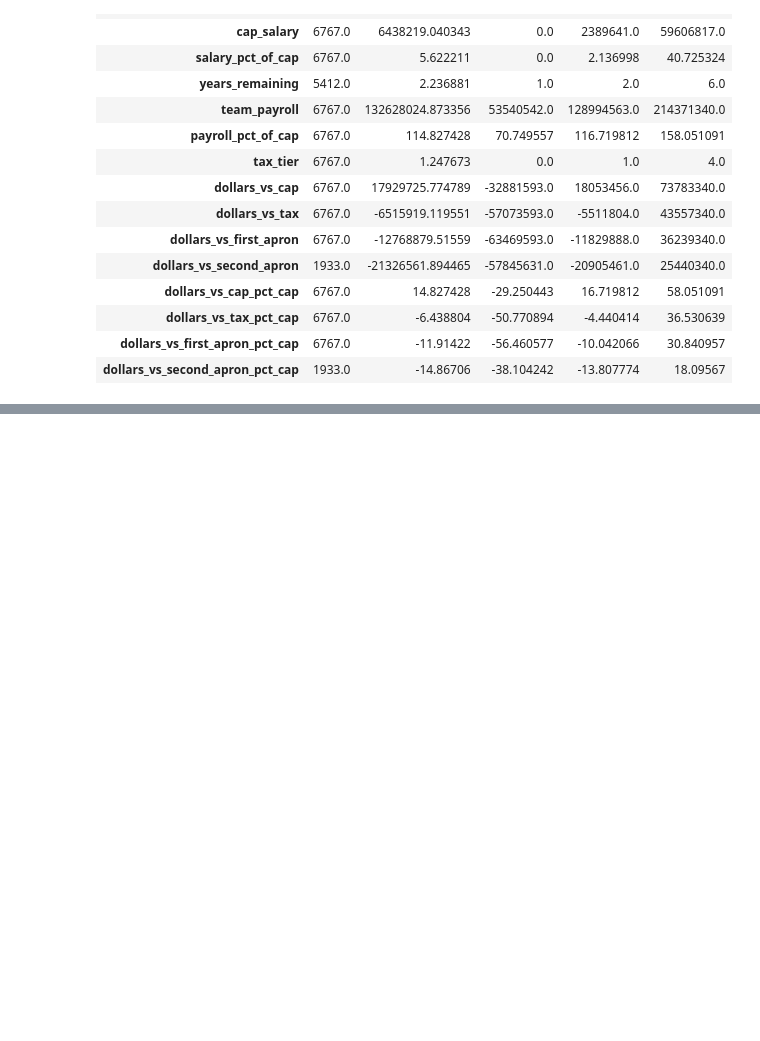
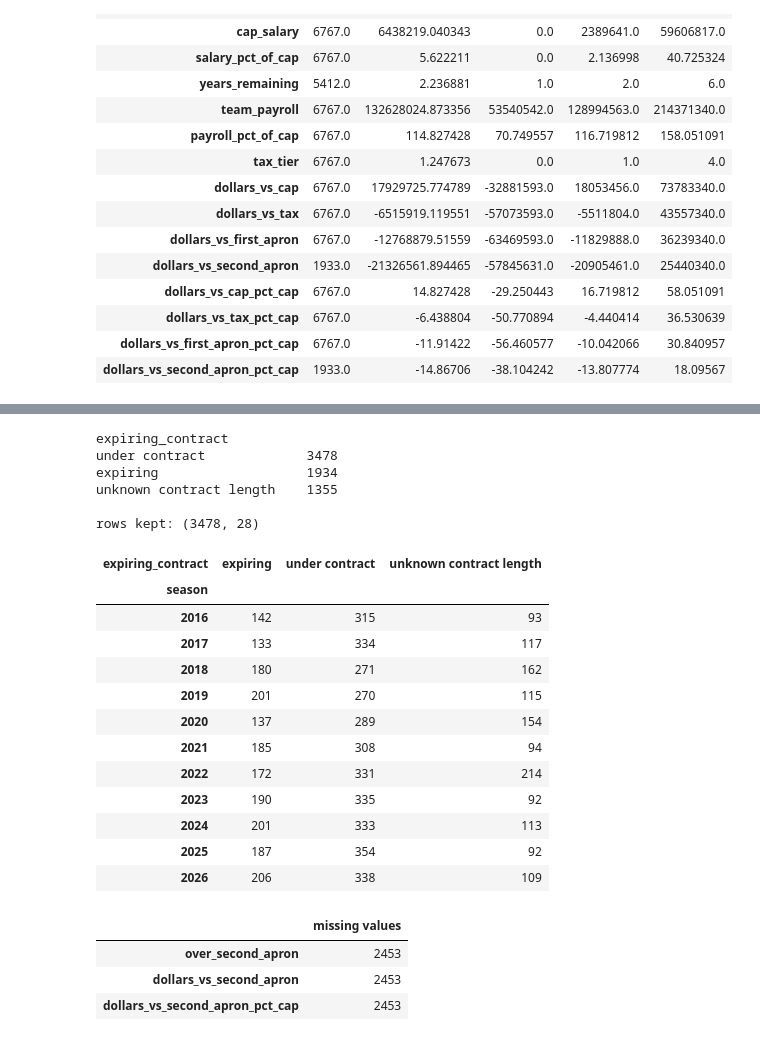
Before and after one commit to Davadoba/COGS-108-Side-Cleaning, a Jupyter notebook: New-Cleaning/salary-data/999_combining.ipynb, the cells around one changed output, grey strips where cells are left out. Saved outputs shown, nothing was run; the diff lists cells and outputs as text; code cells hidden in the pictures; blank space fills up the shorter version.

Commit message:
Removing players who are on their last season of contract so free agents don't mess us up

```diff
--- a/New-Cleaning/salary-data/999_combining.ipynb
+++ b/New-Cleaning/salary-data/999_combining.ipynb
@@ -231,0 +240,42 @@ salary_features.describe().T[['count', 'mean', 'min', '50%', 'max']]
+# %%
+status = (salary_features['expiring_contract']
+          .map({True: 'expiring', False: 'under contract'})
+          .fillna('unknown contract length'))
+print(status.value_counts().to_string())
+print()
+
+under_contract = (salary_features[salary_features['expiring_contract'].eq(False).fillna(False)]
+                  .drop(columns='expiring_contract')
+                  .reset_index(drop=True))
+
+assert (under_contract['years_remaining'] >= 2).all()
+print('rows kept:', under_contract.shape)
+status.groupby(salary_features['season']).value_counts().unstack()
+# %% [output]
+expiring_contract
+under contract             3478
+expiring                   1934
+unknown contract length    1355
+
+rows kept: (3478, 28)
+| expiring_contract | expiring | under contract | unknown contract length |
+| season |  |  |  |
+| 2016 | 142 | 315 | 93 |
+| 2017 | 133 | 334 | 117 |
+| 2018 | 180 | 271 | 162 |
+| 2019 | 201 | 270 | 115 |
+| 2020 | 137 | 289 | 154 |
+| 2021 | 185 | 308 | 94 |
+| 2022 | 172 | 331 | 214 |
+| 2023 | 190 | 335 | 92 |
+| 2024 | 201 | 333 | 113 |
+| 2025 | 187 | 354 | 92 |
+| 2026 | 206 | 338 | 109 |
+# %%
+# Missing values left after the filter (only the second-apron columns should remain)
+under_contract.isna().sum().loc[lambda s: s > 0].rename('missing values').to_frame()
+# %% [output]
+|  | missing values |
+| over_second_apron | 2453 |
+| dollars_vs_second_apron | 2453 |
+| dollars_vs_second_apron_pct_cap | 2453 |
```
Also changed, not shown: parts of 7 cells of this notebook, 4 other files.
